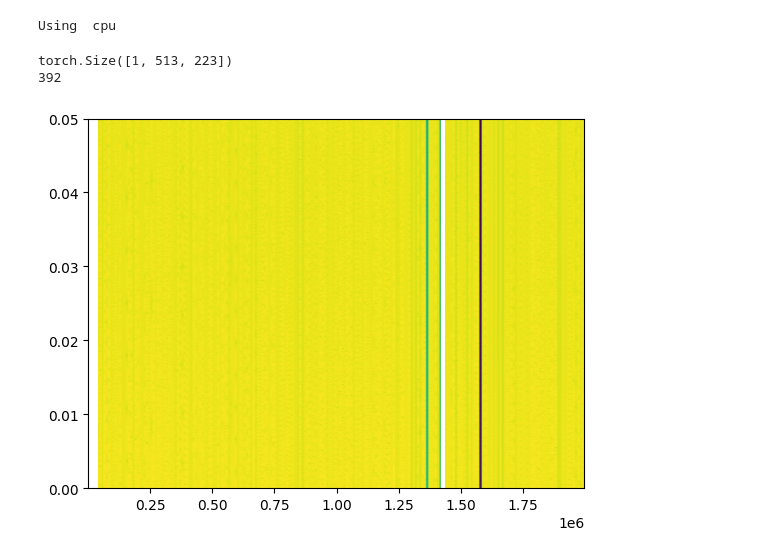
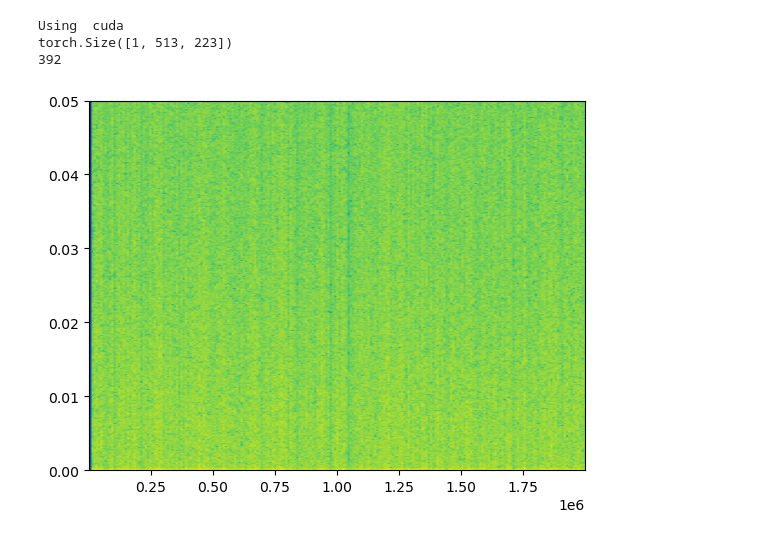
Before and after one commit to neuromorphs/satellite-characterization, a Jupyter notebook: classification.ipynb, the cells around one changed output. Saved outputs shown, nothing was run; the diff lists cells and outputs as text; code cells hidden in the pictures.

Commit message:
first training on cluster

```diff
--- a/classification.ipynb
+++ b/classification.ipynb
@@ -3,7 +3,7 @@ from astrosite_dataset import ClassificationAstrositeDataset, TrackingAstrositeD
 from classification_network import LeNet5
 import os
 
-dataset_path = '../dataset/recordings'
+dataset_path = '../filtered_dataset/recordings'
 assert os.path.isdir(dataset_path)
 
 target_list = ['50574', '47851', '37951', '39533', '43751', '32711', '27831', '45465',
@@ -12,34 +12,37 @@ target_list = ['50574', '47851', '37951', '39533', '43751', '32711', '27831', '4
 
 train_dataset = SpectrogramDataset(dataset_path, split=target_list, test=False)
 test_dataset = SpectrogramDataset(dataset_path, split=target_list, test=True)
-
-net = LeNet5(len(target_list))
 # %%
 import torch
+import sys
 
-
-batch_size = 2
-num_classes = 10
+# Device will determine whether to run the training on GPU or CPU.
+device = torch.device('cuda' if torch.cuda.is_available() else 'cpu')
+print("Using ", device)
+batch_size = 80
+num_classes = len(target_list)
+net = LeNet5(num_classes).to(device)
+model_filename = "./networks/classification.pt"
 learning_rate = 0.001
 num_epochs = 10
 cost = torch.nn.CrossEntropyLoss()
 optimizer = torch.optim.Adam(net.parameters(), lr=learning_rate)
-# Device will determine whether to run the training on GPU or CPU.
-device = torch.device('cuda' if torch.cuda.is_available() else 'cpu')
-print("Using ", device)
+
 print(train_dataset[0][0].shape)
 print(len(train_dataset))
 
 train_loader = torch.utils.data.DataLoader(dataset = train_dataset,
                                            batch_size = batch_size,
-                                           shuffle = True)
+                                           shuffle = True,
+                                           num_workers = 4)
 
 test_loader = torch.utils.data.DataLoader(dataset = test_dataset,
                                            batch_size = batch_size,
-                                           shuffle = True)
+                                           shuffle = True,
+                                           num_workers = 4)
 # %% [output]
-Using  cpu
+Using  cuda
+torch.Size([1, 513, 223])
+392
-torch.Size([1, 513, 223])
-392
-[figure, old version]
+[figure, new version]
 # %%
```
Also changed, not shown: parts of 5 cells of this notebook, 5 other files.
